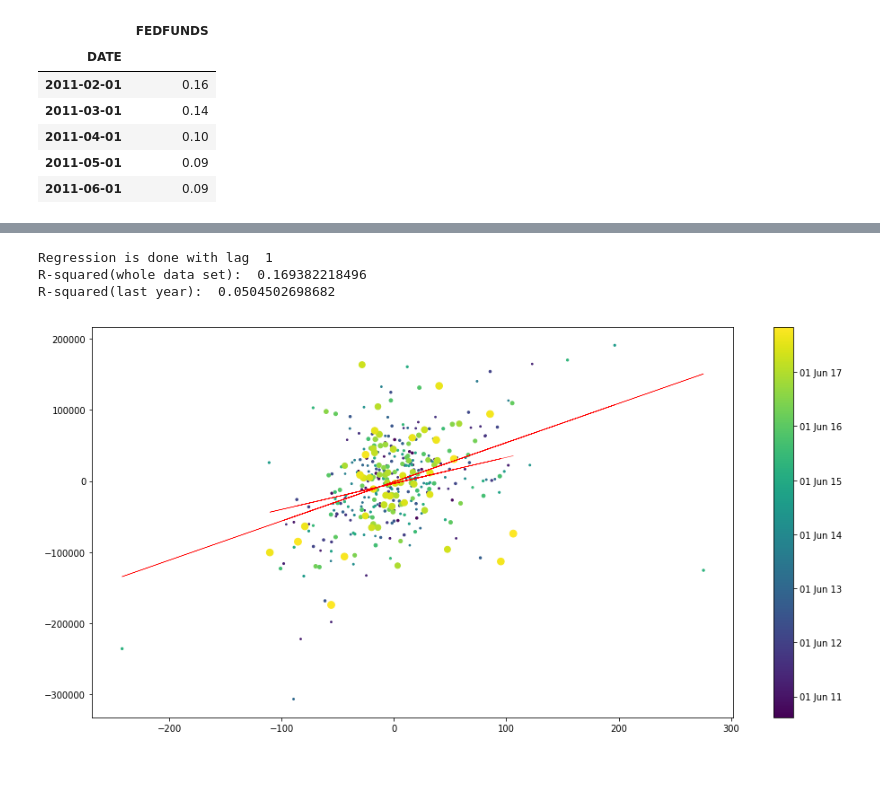
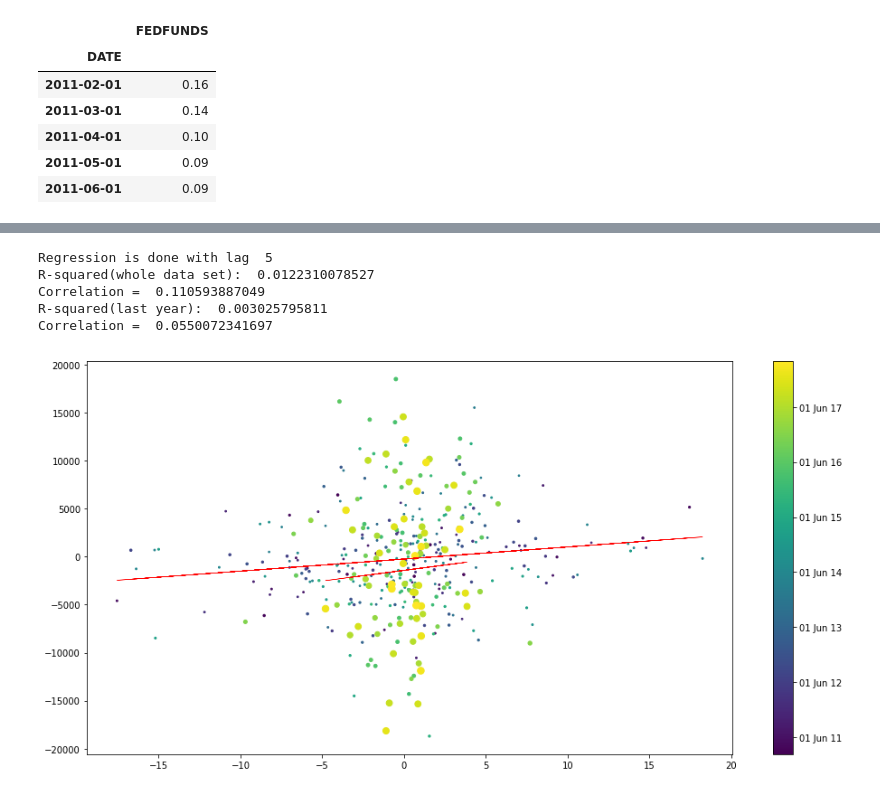
Before and after one commit to leonardich/Stats_project, a Jupyter notebook: Regression.ipynb, the cells around one changed output, grey strips where cells are left out. Saved outputs shown, nothing was run; the diff lists cells and outputs as text; code cells hidden in the pictures.

```diff
--- a/Regression.ipynb
+++ b/Regression.ipynb
@@ -376,11 +423,15 @@ R-squared(last year):  0.75021765153
-# %%
-plot_scatter(snp_index_diff, \
-dictionary_financials['E-MINI S&P 500 STOCK INDEX - CHICAGO MERCANTILE EXCHANGE']["Change_in_Net_Positioning_Asset_Mgr"], 1)
-# %% [output]
-Regression is done with lag  1
-R-squared(whole data set):  0.169382218496
-R-squared(last year):  0.0504502698682
-[figure, removed]
+# %%
+plot_scatter(df_diff["coffee_futeres_price"], \
+dictionary_commodities['COFFEE C - ICE FUTURES U.S.']["Change_in_Net_Positioning_MM"], 5)
+# Net_Positioning_Lev_Money
+# Change_in_Net_Positioning_Asset_Mgr
+# %% [output]
+Regression is done with lag  5
+R-squared(whole data set):  0.0122310078527
+Correlation =  0.110593887049
+R-squared(last year):  0.003025795811
+Correlation =  0.0550072341697
+[figure, added]
 # %%
 from scipy.stats.stats import pearsonr
 
```
Also changed, not shown: parts of 13 cells of this notebook.
